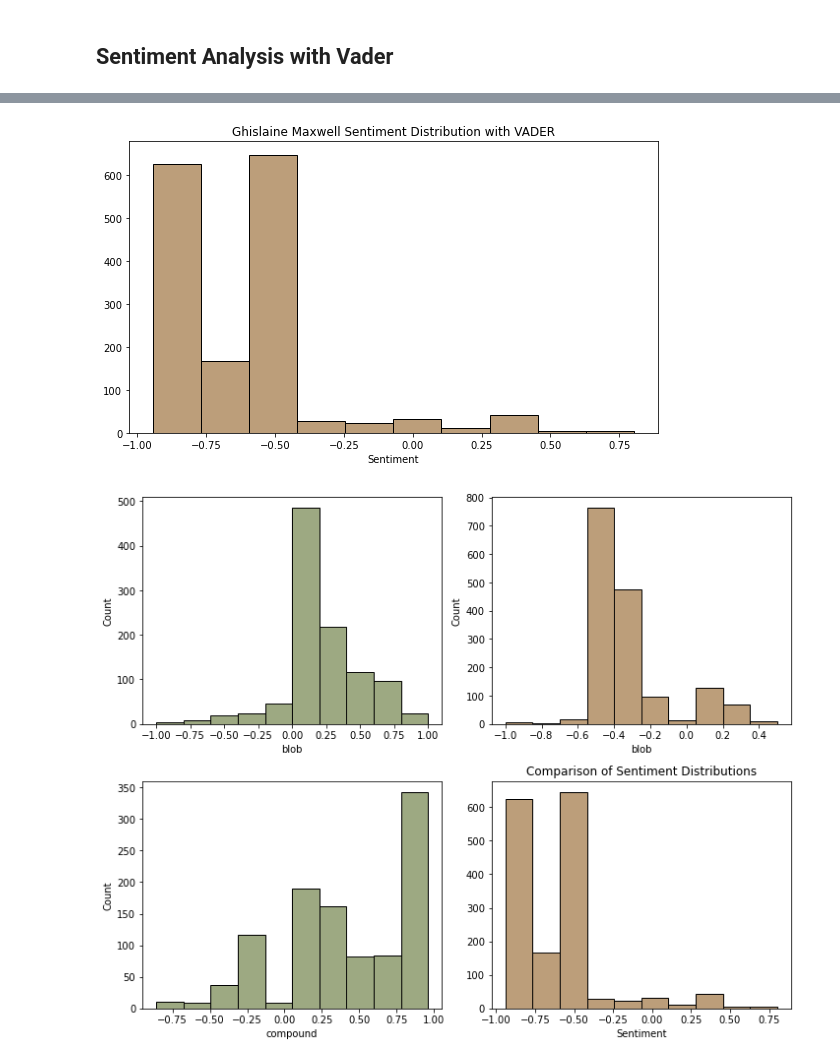
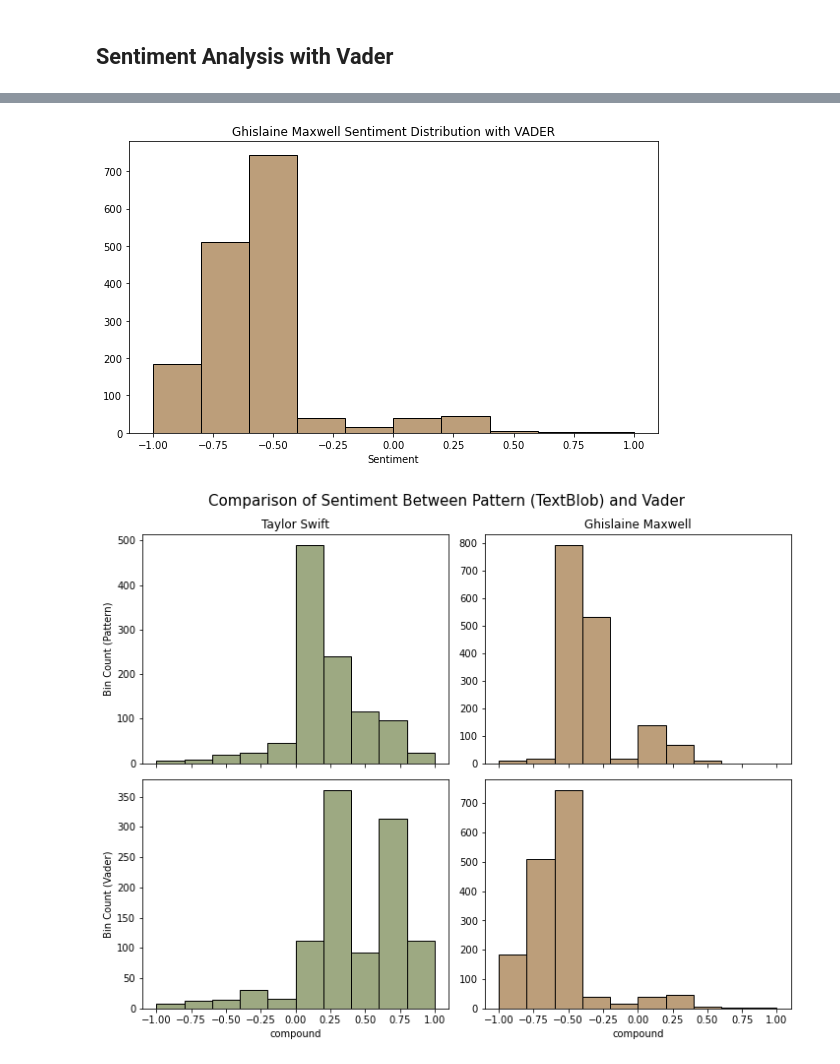
Before and after one commit to broepke/SentimentAnalysis, a Jupyter notebook: sentiment.ipynb, the cells around one changed output, grey strips where cells are left out. Cells and saved outputs as stored; diff of their text form; code cells hidden in the pictures.

```diff
--- a/sentiment.ipynb
+++ b/sentiment.ipynb
@@ -22,6 +18,6 @@ def get_sentiment(x):
 # %%
 # Apply the Polarity Scoring from TextBlob
-swift['blob'] = swift['text'].apply(lambda x: get_sentiment(x))
+swift['blob'] = swift['text'].apply(lambda x: TextBlob(x).sentiment.polarity)
 swift.head()
 # %% [output]
 |  | text | blob |
@@ -32,7 +28,7 @@ swift.head()
 | 4 | Suporte list: Nial Horan, Demi Lo... | 0.000000 |
 # %%
 # Apply the Polarity Scoring from TextBlob
-maxwell['blob'] = maxwell['text'].apply(lambda x: get_sentiment(x))
-swift.head()
+maxwell['blob'] = maxwell['text'].apply(lambda x: TextBlob(x).sentiment.polarity)
+maxwell.head()
 # %% [output]
 |  | text | blob |
@@ -116,25 +129,29 @@ plt.savefig("sentiment_swift_vader.png", dpi=300)
 # %%
 plt.figure(figsize=(8, 5))
-sns.histplot(maxwell, x='compound', color="#A67E4E", bins=10)
+sns.histplot(maxwell, x='compound', color="#A67E4E", bins=10, binrange=(-1, 1))
 plt.title("Ghislaine Maxwell Sentiment Distribution with VADER")
 plt.xlabel("Sentiment")
 plt.ylabel("")
 plt.tight_layout()
 plt.savefig("sentiment_maxwell_vader.png", dpi=300)
 # %% [output]
-[figure, old version]
+[figure, new version]
 # %%
-fig, axs = plt.subplots(2, 2, figsize=(10, 8))
+fig, axs = plt.subplots(2, 2, figsize=(10, 8), sharex=True, layout='tight')
 
-sns.histplot(data=swift, x="blob", color="#7C8C58", bins=10, ax=axs[0, 0])
-sns.histplot(data=maxwell, x="blob", color="#A67E4E", bins=10, ax=axs[0, 1])
-sns.histplot(data=swift, x="compound", color="#7C8C58", bins=10, ax=axs[1, 0])
-sns.histplot(data=maxwell, x="compound", color="#A67E4E", bins=10, ax=axs[1, 1])
+ax1 = sns.histplot(data=swift, x="blob", color="#7C8C58", bins=10, ax=axs[0, 0], binrange=(-1, 1))
+ax2 = sns.histplot(data=maxwell, x="blob", color="#A67E4E", bins=10, ax=axs[0, 1], binrange=(-1, 1))
+ax3 = sns.histplot(data=swift, x="compound", color="#7C8C58", bins=10, ax=axs[1, 0], binrange=(-1, 1))
+ax4 = sns.histplot(data=maxwell, x="compound", color="#A67E4E", bins=10, ax=axs[1, 1], binrange=(-1, 1))
 
-plt.title("Comparison of Sentiment Distributions")
-plt.xlabel("Sentiment")
-plt.ylabel("")
-plt.tight_layout()
+fig.suptitle("Comparison of Sentiment Between Pattern (TextBlob) and Vader", fontsize=15)
+
+ax1.title.set_text("Taylor Swift")
+ax2.title.set_text("Ghislaine Maxwell")
+ax1.set_ylabel("Bin Count (Pattern)")
+ax2.set_ylabel("")
+ax3.set_ylabel("Bin Count (Vader)")
+ax4.set_ylabel("")
 plt.savefig("sentiment_all.png", dpi=300)
 # %% [output]
-[figure, old version]
+[figure, new version]
```
Also changed, not shown: parts of 14 cells of this notebook, 5 other files.
